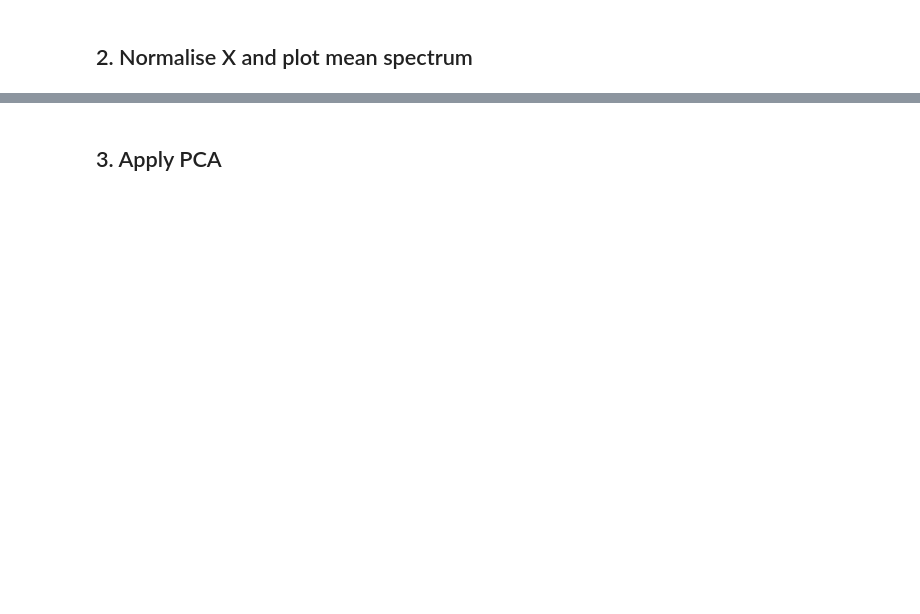
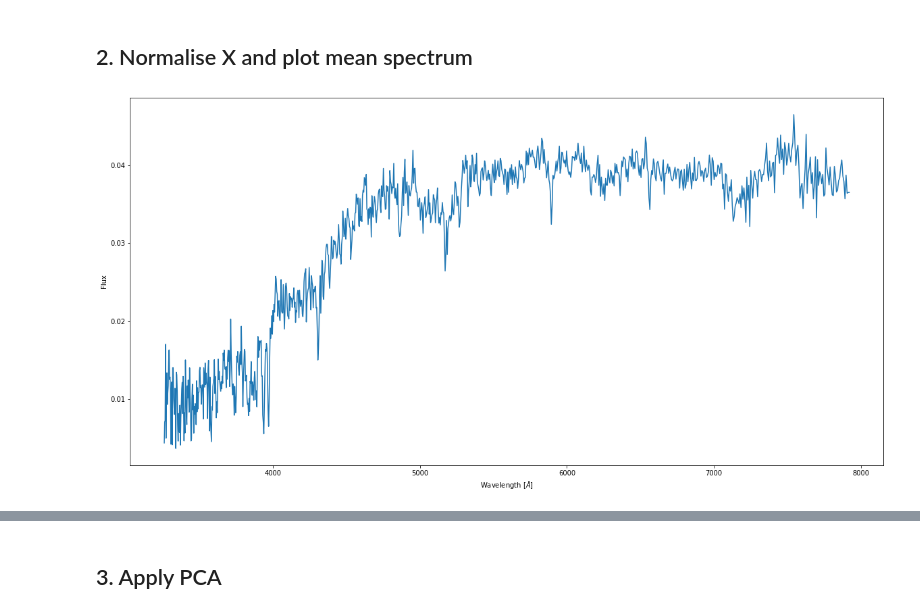
Before and after one commit to ksephton/ASTR-Leistedt-1, a Jupyter notebook: Spectra/PCA_4000spectra.ipynb, the cells around one changed output, grey strips where cells are left out. Saved outputs shown, nothing was run; the diff lists cells and outputs as text; code cells hidden in the pictures; blank space fills up the shorter version.

```diff
--- a/Spectra/PCA_4000spectra.ipynb
+++ b/Spectra/PCA_4000spectra.ipynb
@@ -27,0 +27,10 @@ spec_err[ind] = mask[ind]
+# %%
+#%% Set any negative spikes in flux to zero and set the corresponding error to zero
+neg_ind = X <= 0.
+X[neg_ind] = 0.
+spec_err[neg_ind] = 0.
+# %%
+#%% Set zero fluxes to NaN
+X_nonan = X.copy()
+zero_ind = X == 0.
+X[zero_ind] = np.NaN
@@ -29,0 +47,9 @@ spec_err[ind] = mask[ind]
+# %%
+#%% Plot an example spectrum in the data
+plt.figure(figsize=(20,10))
+plt.plot(wavelengths,X_normal[4])
+plt.xlabel('Wavelength [$\AA$]')
+plt.ylabel('Flux')
+plt.show()
+# %% [output]
+[figure, added]
```
Also changed, not shown: parts of 25 cells of this notebook.
